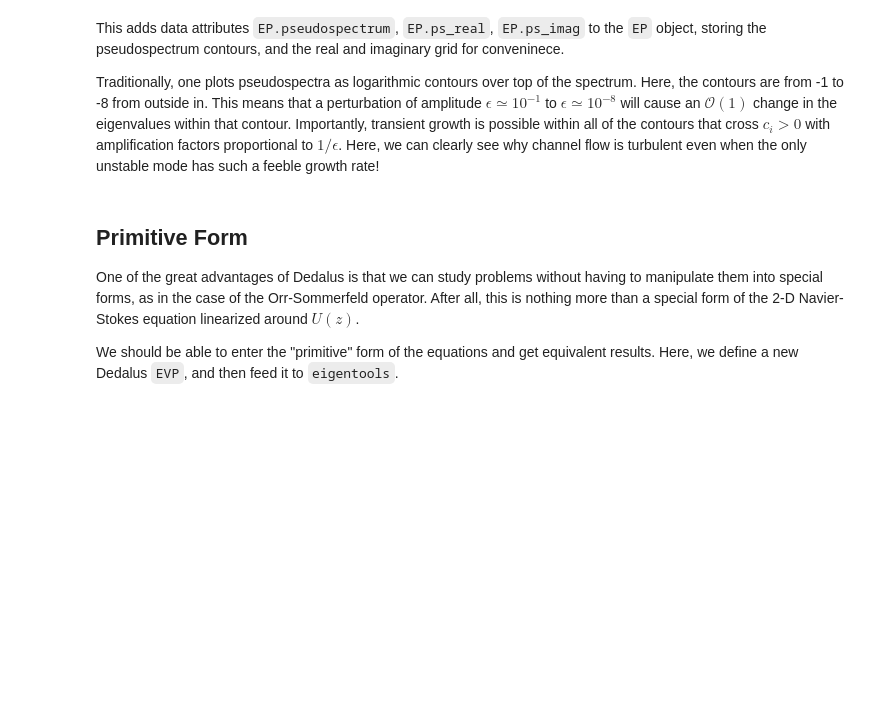
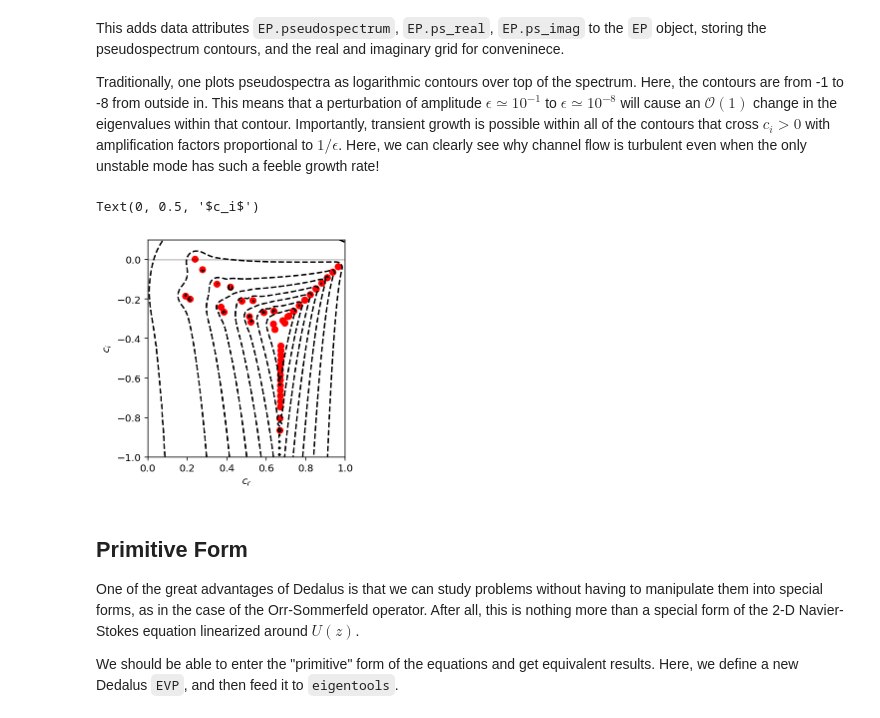
Before and after one commit to DedalusProject/eigentools, a Jupyter notebook: examples/Orr Sommerfeld pseudospectra.ipynb, the cells around one changed output. Cells and saved outputs as stored; diff of their text form; code cells hidden in the pictures; blank space fills up the shorter version.

```diff
--- a/examples/Orr Sommerfeld pseudospectra.ipynb
+++ b/examples/Orr Sommerfeld pseudospectra.ipynb
@@ -126,14 +134,17 @@ This adds data attributes `EP.pseudospectrum`, `EP.ps_real`, `EP.ps_imag` to the
 Traditionally, one plots pseudospectra as logarithmic contours over top of the spectrum. Here, the contours are from -1 to -8 from outside in. This means that a perturbation of amplitude $\epsilon \simeq 10^{-1}$ to $\epsilon \simeq 10^{-8}$ will cause an $\mathcal{O}(1)$ change in the eigenvalues within that contour. Importantly, transient growth is possible within all of the contours that cross $c_i > 0$ with amplification factors proportional to $1/\epsilon$. Here, we can clearly see why channel flow is turbulent even when the only unstable mode has such a feeble growth rate!
 # %%
 plt.scatter(EP.evalues.real, EP.evalues.imag,color='red')
-plt.contour(EP.ps_real,EP.ps_imag, np.log10(EP.pseudospectrum),levels=[-8,-7,-6,-5,-4,-3,-2,-1],colors='k')
+plt.contour(EP.ps_real,EP.ps_imag, np.log10(EP.pseudospectrum),levels=np.arange(-8,0),colors='k')
 plt.axis('square')
 plt.axhline(0,color='k',alpha=0.2)
 
 plt.xlim(0,1)
 plt.ylim(-1,0.1)
 plt.xlabel(r"$c_r$")
 plt.ylabel(r"$c_i$")
+# %% [output]
+Text(0, 0.5, '$c_i$')
+[figure, added]
 # %% [markdown]
 ## Primitive Form
 
```
Also changed, not shown: parts of 7 cells of this notebook, 4 other files.
